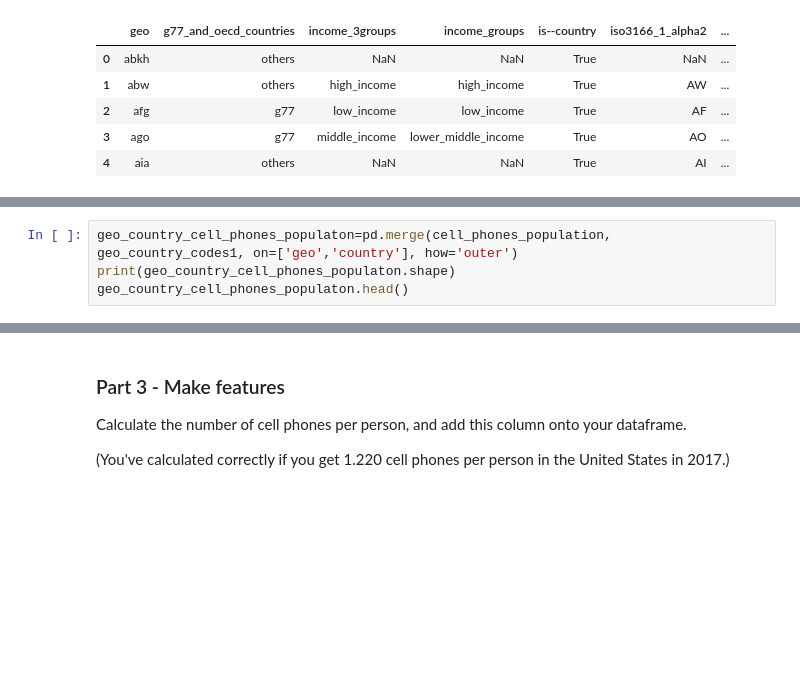
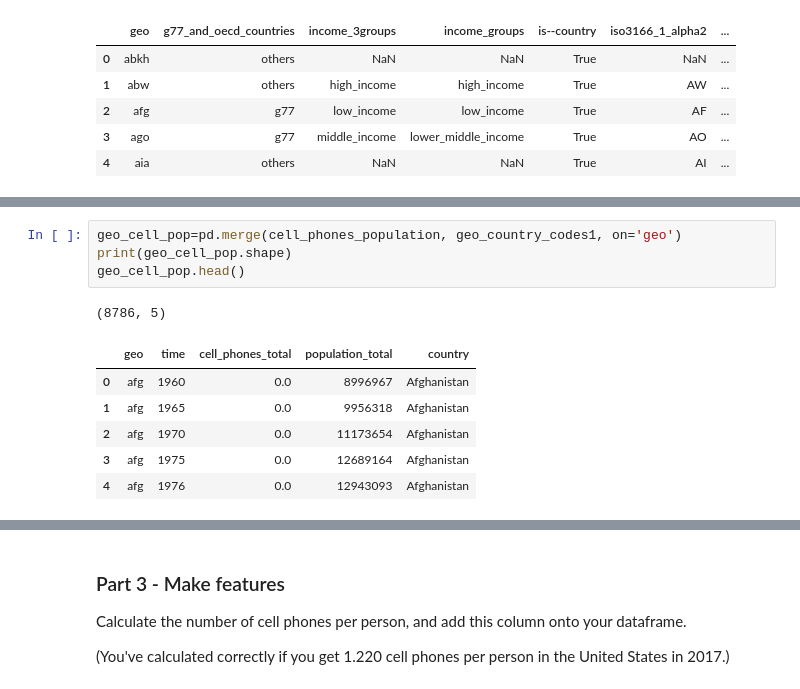
Before and after one commit to bofori-tech/DS-Unit-1-Sprint-1-Data-Wrangling-and-Storytelling, a Jupyter notebook: DS_Unit_1_Sprint_Challenge_1_Data_Wrangling_and_Storytelling.ipynb, the cells around one changed output, grey strips where cells are left out. Saved outputs shown, nothing was run; the diff lists cells and outputs as text; blank space fills up the shorter version.

```diff
--- a/DS_Unit_1_Sprint_Challenge_1_Data_Wrangling_and_Storytelling.ipynb
+++ b/DS_Unit_1_Sprint_Challenge_1_Data_Wrangling_and_Storytelling.ipynb
@@ -165,6 +165,14 @@ geo_country_codes1.head()
 | 3 | ago | Angola |
 | 4 | aia | Anguilla |
 # %%
-geo_country_cell_phones_populaton=pd.merge(cell_phones_population, geo_country_codes1, on=['geo','country'], how='outer')
-print(geo_country_cell_phones_populaton.shape)
-geo_country_cell_phones_populaton.head()
+geo_cell_pop=pd.merge(cell_phones_population, geo_country_codes1, on='geo')
+print(geo_cell_pop.shape)
+geo_cell_pop.head()
+# %% [output]
+(8786, 5)
+|  | geo | time | cell_phones_total | population_total | country |
+| 0 | afg | 1960 | 0.0 | 8996967 | Afghanistan |
+| 1 | afg | 1965 | 0.0 | 9956318 | Afghanistan |
+| 2 | afg | 1970 | 0.0 | 11173654 | Afghanistan |
+| 3 | afg | 1975 | 0.0 | 12689164 | Afghanistan |
+| 4 | afg | 1976 | 0.0 | 12943093 | Afghanistan |
```
Also changed, not shown: parts of 15 cells of this notebook.
